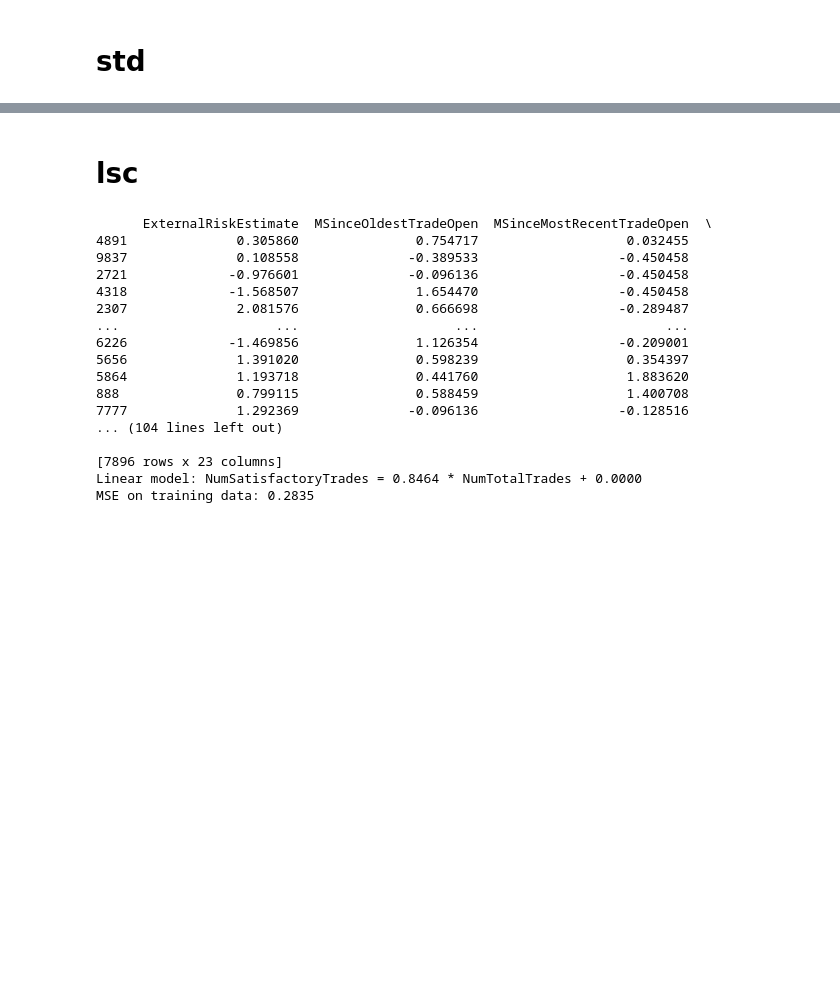
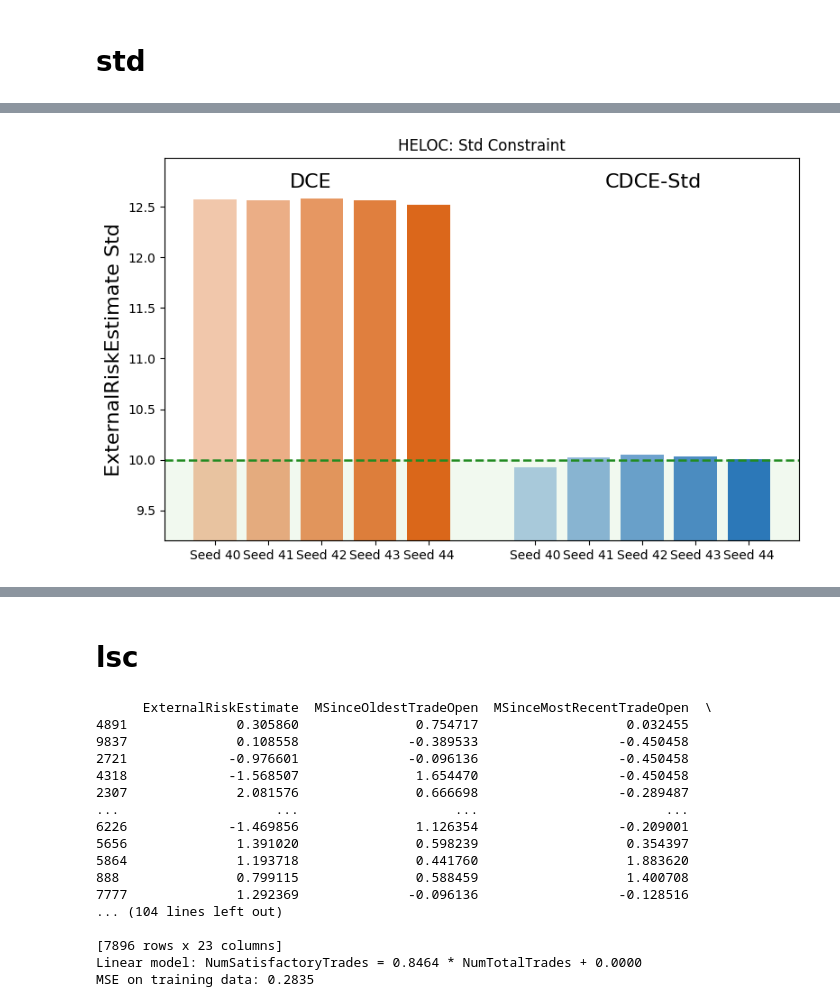
Before and after one commit to understanding-ml/Constrained-DCE, a Jupyter notebook: HELOC_analysis.ipynb, the cells around one changed output, grey strips where cells are left out. Cells and saved outputs as stored; diff of their text form; code cells hidden in the pictures; blank space fills up the shorter version.

```diff
--- a/HELOC_analysis.ipynb
+++ b/HELOC_analysis.ipynb
@@ -176,6 +433,84 @@ ExternalRiskEstimate_std_self_std = round(result_df["ExternalRiskEstimate_Std"].
 print("\n=== Overall Statistics of ExternalRiskEstimate Stds ===")
 print(f"Mean of 5 ExternalRiskEstimate Stds: {ExternalRiskEstimate_std_mean}")
 print(f"Std of 5 ExternalRiskEstimate Stds: {ExternalRiskEstimate_std_self_std}")
+
+baseline_stds = result_df["ExternalRiskEstimate_Std"].tolist()
+baseline_std_mean = ExternalRiskEstimate_std_mean
+
+file_path = os.path.join(data_dir, f"{dataset_name}_StdConstraint.xlsx")
+
+xl = pd.ExcelFile(file_path, engine="openpyxl")
+target_sheets = xl.sheet_names[:5]
+
+result_list = []
+for sheet in target_sheets:
+    df = pd.read_excel(file_path, sheet_name=sheet, engine="openpyxl")
+    ExternalRiskEstimate_col = next(col for col in df.columns if "ExternalRiskEstimate" in col)
+    ExternalRiskEstimate_std = round(df[ExternalRiskEstimate_col].dropna().std(), 6)
+    result_list.append([sheet, ExternalRiskEstimate_std])
+
+print("=== Result DataFrame (Sheet Name & ExternalRiskEstimate Std) ===")
+result_df = pd.DataFrame(result_list, columns=["Sheet_Name", "ExternalRiskEstimate_Std"])
+print(result_df)
+
+ExternalRiskEstimate_std_mean = round(result_df["ExternalRiskEstimate_Std"].mean(), 6)
+ExternalRiskEstimate_std_self_std = round(result_df["ExternalRiskEstimate_Std"].std(), 6)
+
+print("\n=== Overall Statistics of ExternalRiskEstimate Stds ===")
+print(f"Mean of 5 ExternalRiskEstimate Stds: {ExternalRiskEstimate_std_mean}")
+print(f"Std of 5 ExternalRiskEstimate Stds: {ExternalRiskEstimate_std_self_std}")
+
+stdconstraint_stds = result_df["ExternalRiskEstimate_Std"].tolist()
+stdconstraint_std_mean = ExternalRiskEstimate_std_mean
+
+print(baseline_stds)
+print(stdconstraint_stds)
+
+x_base = np.arange(5)
+x_cons = np.arange(5) + 6
+
+fig, ax = plt.subplots(figsize=(8, 5))
+
+for i, val in enumerate(baseline_stds):
+    ax.bar(x_base[i], val, color=baseline_color, alpha=alphas[i], width=0.8)
+
+for i, val in enumerate(stdconstraint_stds):
+    ax.bar(x_cons[i], val, color=constrained_color, alpha=alphas[i], width=0.8)
+
+target_upper = 10
+ax.axhspan(0, target_upper, color="#d9f0d3", alpha=0.35, zorder=0)
+ax.axhline(target_upper, color="forestgreen", linestyle="--", linewidth=1.8)
+
+ax.set_xticks(list(x_base) + list(x_cons))
+ax.set_xticklabels(
+    ["Seed 40", "Seed 41", "Seed 42", "Seed 43", "Seed 44",
+     "Seed 40", "Seed 41", "Seed 42", "Seed 43", "Seed 44"],
+    rotation=0
+)
+
+y_max = max(max(baseline_stds), max(stdconstraint_stds))
+ax.set_ylim(min(9.2, min(min(baseline_stds), min(stdconstraint_stds)) - 0.2), y_max + 0.4)
+
+ax.text(
+    0.23, 0.96, "DCE",
+    transform=ax.transAxes,
+    ha="center",
+    va="top",
+    fontsize=16
+)
+
+ax.text(
+    0.77, 0.96, "CDCE-Std",
+    transform=ax.transAxes,
+    ha="center",
+    va="top",
+    fontsize=16
+)
+
+ax.set_ylabel("ExternalRiskEstimate Std",fontsize=16)
+ax.set_title(f"{dataset_name}: Std Constraint")
+plt.tight_layout()
+plt.show()
 # %% [output]
 === Result DataFrame (Sheet Name & ExternalRiskEstimate Std) ===
     Sheet_Name  ExternalRiskEstimate_Std
@@ -190,0 +532 @@ Std of 5 ExternalRiskEstimate Stds: 0.024683
+[figure, added]
```
Also changed, not shown: parts of 16 cells of this notebook, 44 other files.
